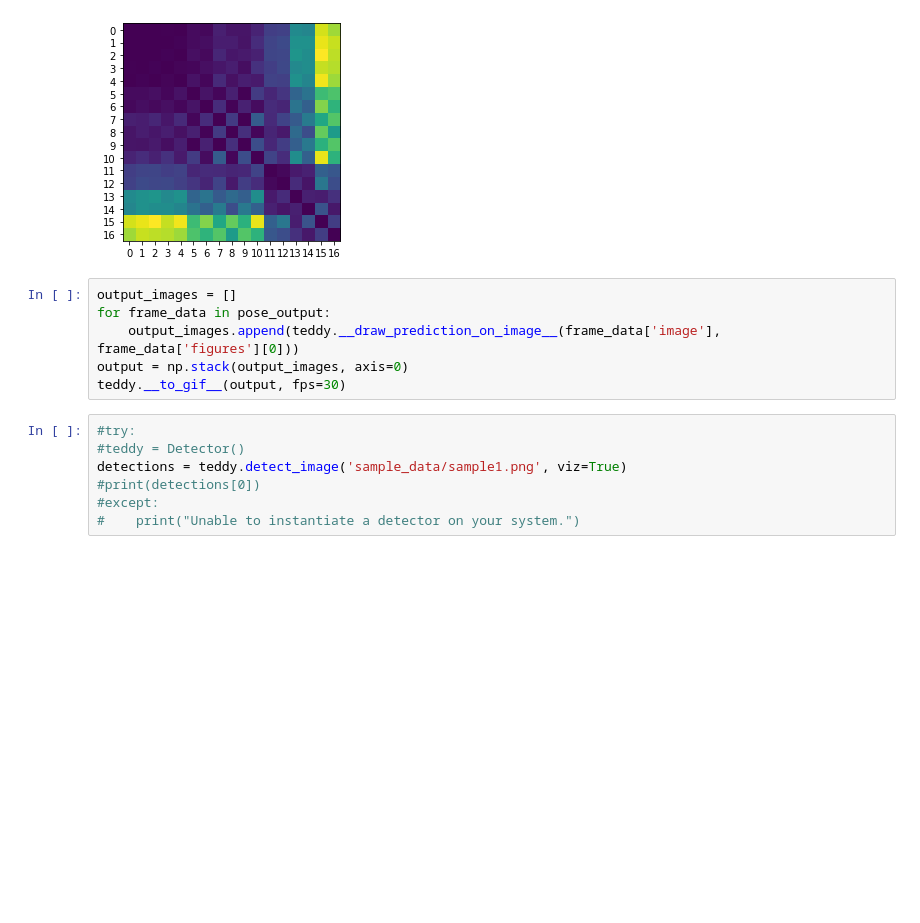
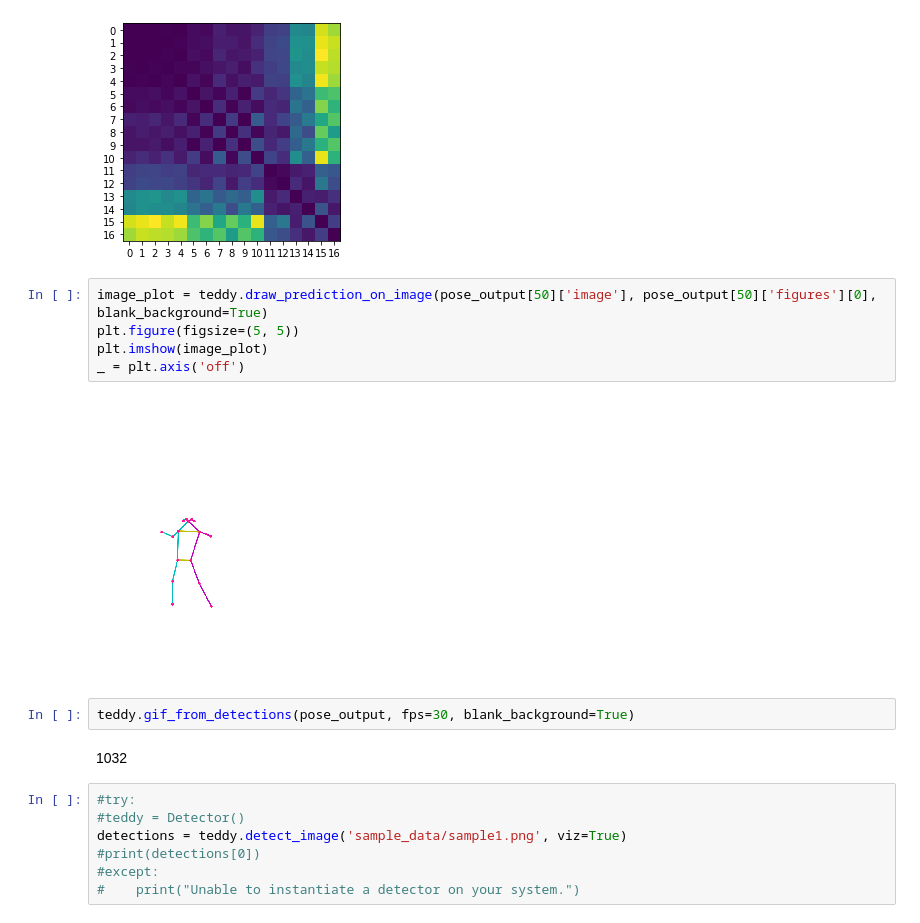
Before and after one commit to broadwell/choreo_k_nbdev1, a Jupyter notebook: 01_tensorflow.ipynb, the cells around one changed output. Drawn from its saved outputs; the diff is of its cells as text; blank space fills up the shorter version.

```diff
--- a/01_tensorflow.ipynb
+++ b/01_tensorflow.ipynb
@@ -650,12 +752,17 @@ viz_dist_matrices(pose_output[50], pose_output[100], figure_type='figures')
 # %% [output]
 NameError: name 'openpipaf' is not defined
 [figure]
-# %%
-output_images = []
-for frame_data in pose_output:
-    output_images.append(teddy.__draw_prediction_on_image__(frame_data['image'], frame_data['figures'][0]))
-output = np.stack(output_images, axis=0)
-teddy.__to_gif__(output, fps=30)
+# %%
+image_plot = teddy.draw_prediction_on_image(pose_output[50]['image'], pose_output[50]['figures'][0], blank_background=True)
+plt.figure(figsize=(5, 5))
+plt.imshow(image_plot)
+_ = plt.axis('off')
+# %% [output]
+[figure, added]
+# %%
+teddy.gif_from_detections(pose_output, fps=30, blank_background=True)
+# %% [output]
+1032
 # %%
 #try:
 #teddy = Detector()
```
Also changed, not shown: parts of 4 cells of this notebook, 3 other files.
